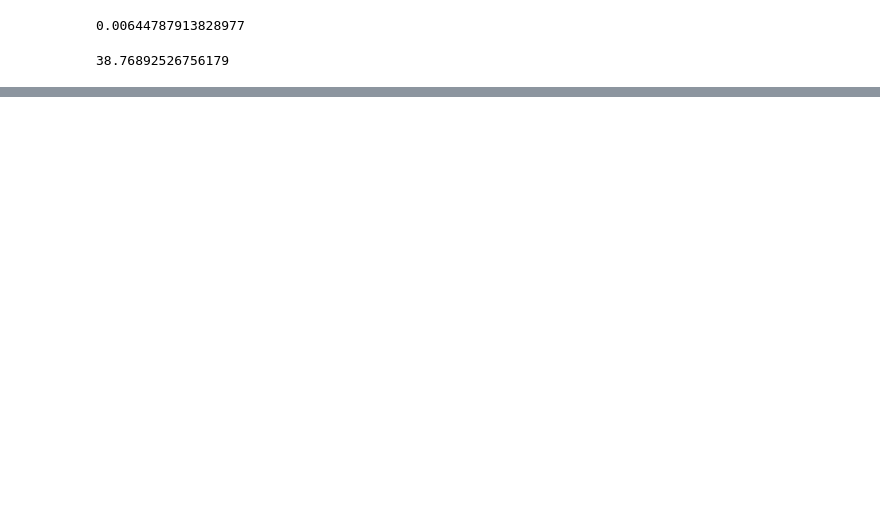
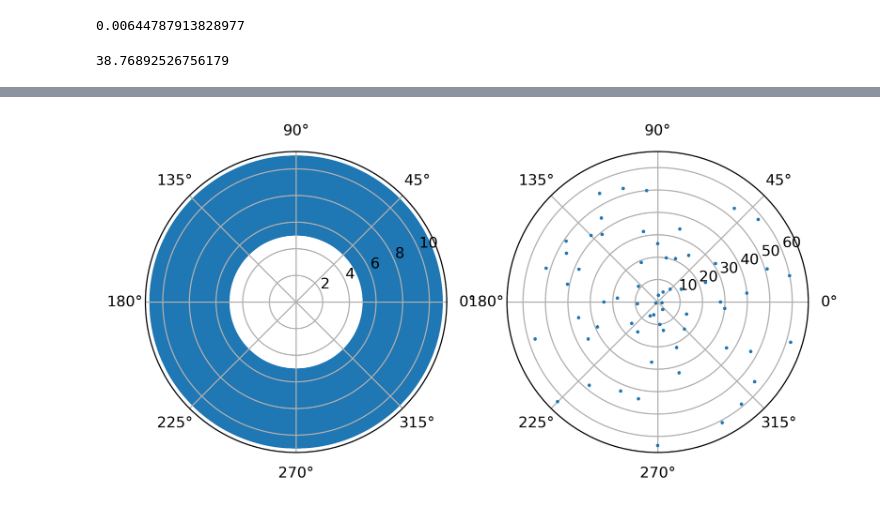
Before and after one commit to g13/patchV1, a Jupyter notebook: ext_input.ipynb, the cells around one changed output, grey strips where cells are left out. Saved outputs shown, nothing was run; the diff lists cells and outputs as text; code cells hidden in the pictures; blank space fills up the shorter version.

```diff
--- a/ext_input.ipynb
+++ b/ext_input.ipynb
@@ -278,13 +304,14 @@ adjusted to 462 frames in total
 # %%
 # setup stage III retinal waves
-path = 'D:/scratch/patchV1/resource/'
-theme = 'stage_III_sym'
-nseq = 32
+#path = 'D:/scratch/patchV1/resource/'
+path = '/home/wd/resource/input/'
+theme = 'stage_III'
+nseq = 64
 nrepeat = 3 # of each seq
 range_deg0 = 5 # the starting eccentricity of the wave
 range_deg = 5 # the eccentricity of the visual field
 seed = 3917563
-seq_type = 135
+seq_type = 'random'
 if seq_type == 'random':
     fn = f'{nseq}x{nrepeat}-{seq_type}{seed}_{range_deg}-{range_deg0}_{theme}'
 else:
@@ -293,7 +320,7 @@ video_fn = path + fn
 reverse = False
 resolution = 128
 speed = 5.0 # degree/s
-SF = np.array([1/8, 1/8])
+SF = np.array([1/8, 1/10])
 center = np.pi/2
 wing = np.pi/2
 amp = np.array([1.0,1.0])
@@ -309,33 +336,35 @@ match seq_type:
         orient = (sampler.random(nseq)*np.pi*2).reshape(nseq)
     case 'random':
         orient = rng.permutation(np.arange(nseq)/nseq*np.pi*2)
     case 'sequential':
         dorient = np.pi*2/nseq
         orient = np.linspace(0, np.pi*2-dorient, nseq)
     case other:
         if type(seq_type) == int or float:
             orient = np.array([seq_type*np.pi/180]*nseq)
         else:
             raise Exception('not implemented')
 
 sliced = np.arange(nseq)
 flipped_orient = 2*np.pi - orient
 fig = plt.figure('orient dist.', figsize = (8,4), dpi =300)
 ax = fig.add_subplot(121, polar=True)
 edges = np.linspace(0, 2*np.pi, 12)
 #print(edges)
 counts, _ = np.histogram(flipped_orient[sliced], bins=edges)
 #print(counts)
 centers = (edges[:-1] + edges[1:])/2
 radi = max(min(counts),1)
 nbins = 10
 ax.bar(centers, counts, width = 2*np.pi*radi/nbins*0.6, bottom=radi)
 ax = fig.add_subplot(122, polar=True)
 nsliced = sliced.size
 ax.plot(flipped_orient[sliced], np.arange(nsliced)+1,'*', ms = 2.0)
 #orient = np.pi/4
 #print(f'wave orientation: {orient*180/np.pi}')
 virtual_LGN = 0
+# %% [output]
+[figure, added]
 # %%
 # generate stage III retinal waves
 stimulus_fn = video_fn + '.bin'
```
Also changed, not shown: parts of 31 cells of this notebook, 31 other files.
